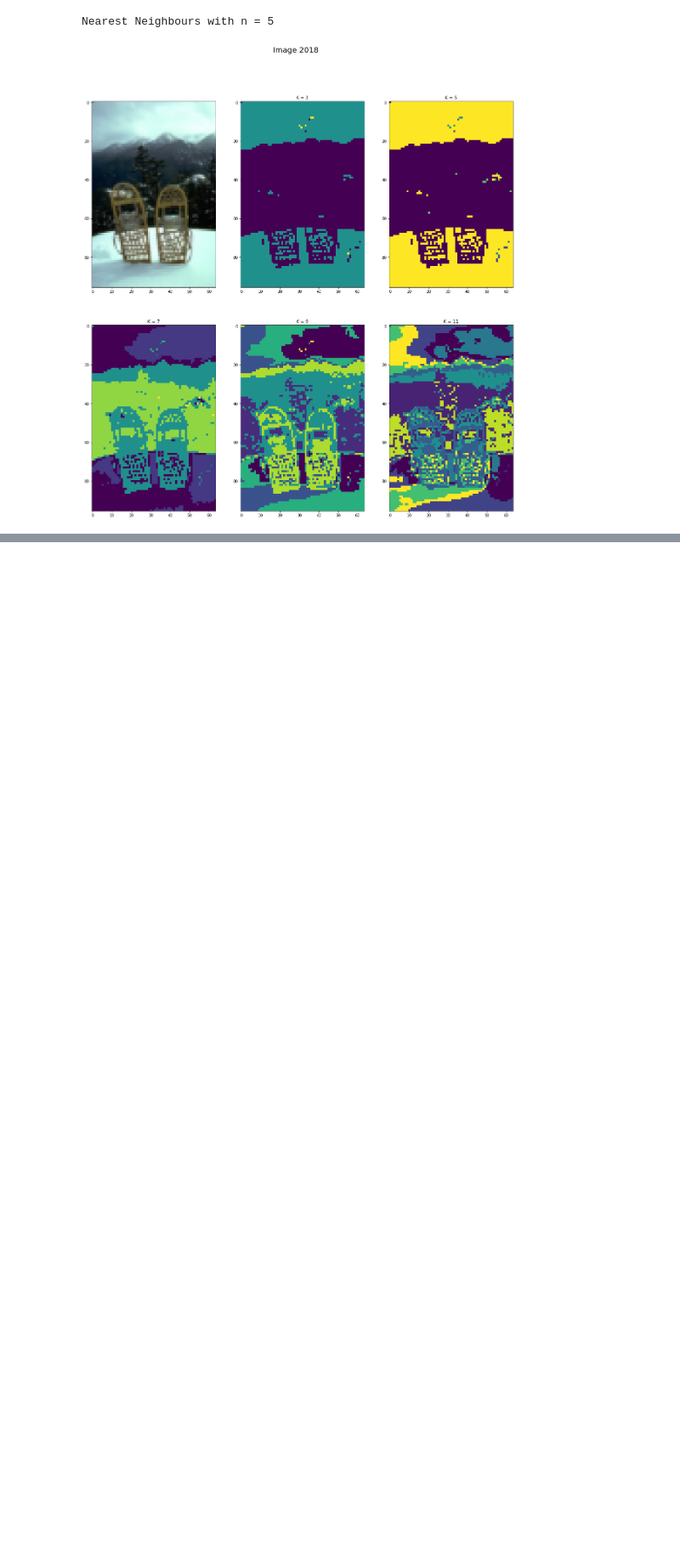
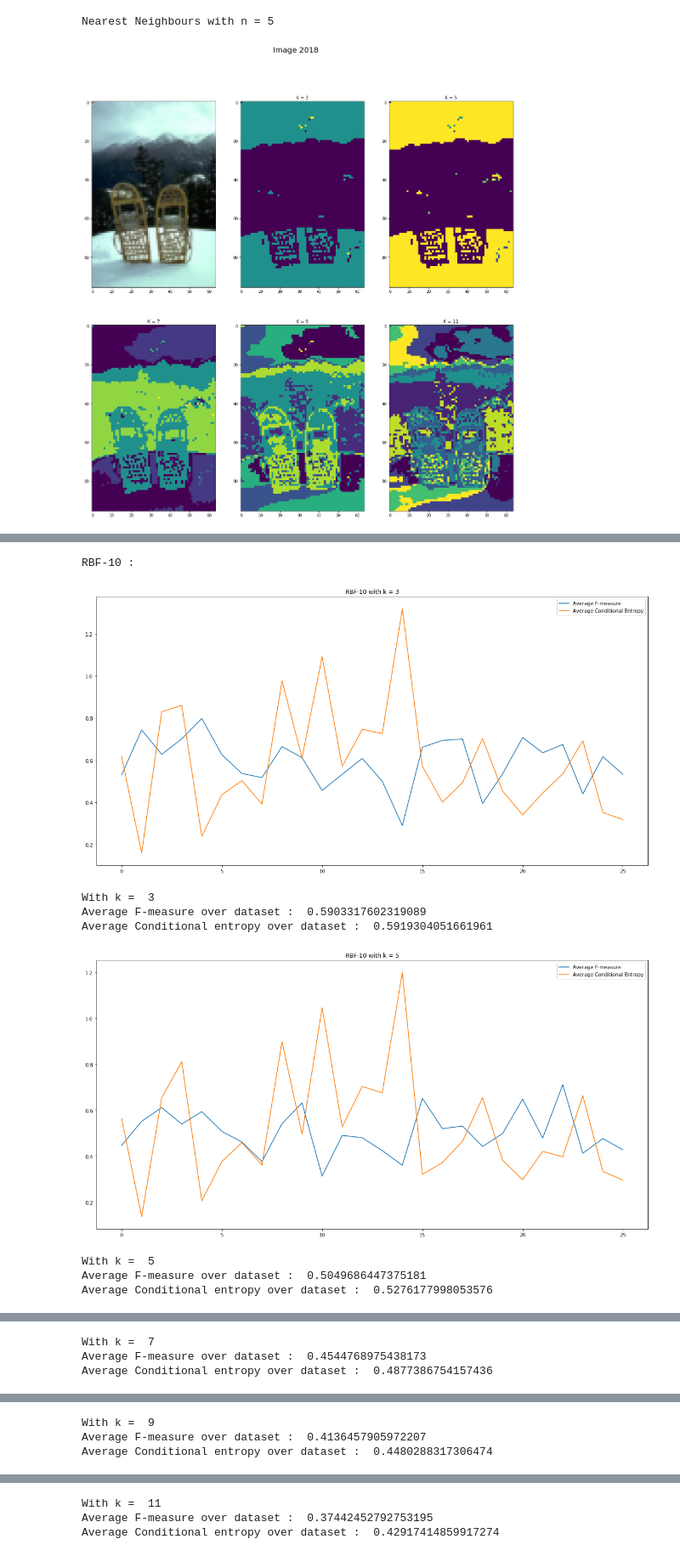
Before and after one commit to AmrMohamedNasr/Image-Segmentation, a Jupyter notebook: image_segmentation.ipynb, the cells around one changed output, grey strips where cells are left out. Shown at 85% size. Drawn from its saved outputs; the diff is of its cells as text; code cells hidden in the pictures; blank space fills up the shorter version.

```diff
--- a/image_segmentation.ipynb
+++ b/image_segmentation.ipynb
@@ -304,0 +399,12 @@ def calculate_measures_k(gt_data, k_results, names, index, k_param):
+# %%
+print_stats('RBF-10', rbf10_af, rbf10_ac, k_param);
+# %% [output]
+RBF-10 :
+[figure, added]
+With k =  3
+Average F-measure over dataset :  0.5903317602319089
+Average Conditional entropy over dataset :  0.5919304051661961
+[figure, added]
+With k =  5
+Average F-measure over dataset :  0.5049686447375181
+Average Conditional entropy over dataset :  0.5276177998053576
@@ -304,0 +412,3 @@ def calculate_measures_k(gt_data, k_results, names, index, k_param):
+With k =  7
+Average F-measure over dataset :  0.4544768975438173
+Average Conditional entropy over dataset :  0.4877386754157436
@@ -304,0 +416,3 @@ def calculate_measures_k(gt_data, k_results, names, index, k_param):
+With k =  9
+Average F-measure over dataset :  0.4136457905972207
+Average Conditional entropy over dataset :  0.4480288317306474
@@ -304,0 +420,3 @@ def calculate_measures_k(gt_data, k_results, names, index, k_param):
+With k =  11
+Average F-measure over dataset :  0.37442452792753195
+Average Conditional entropy over dataset :  0.42917414859917274
```
Also changed, not shown: parts of 13 cells of this notebook, 1 other file.
